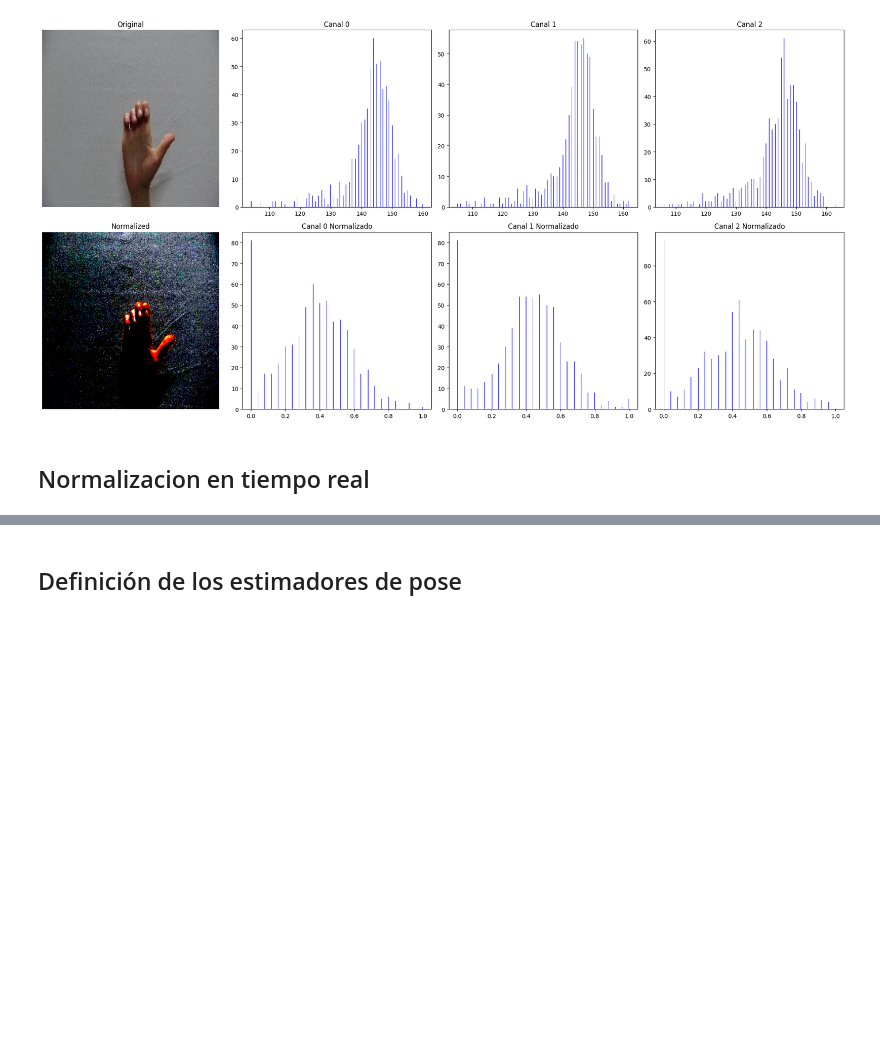
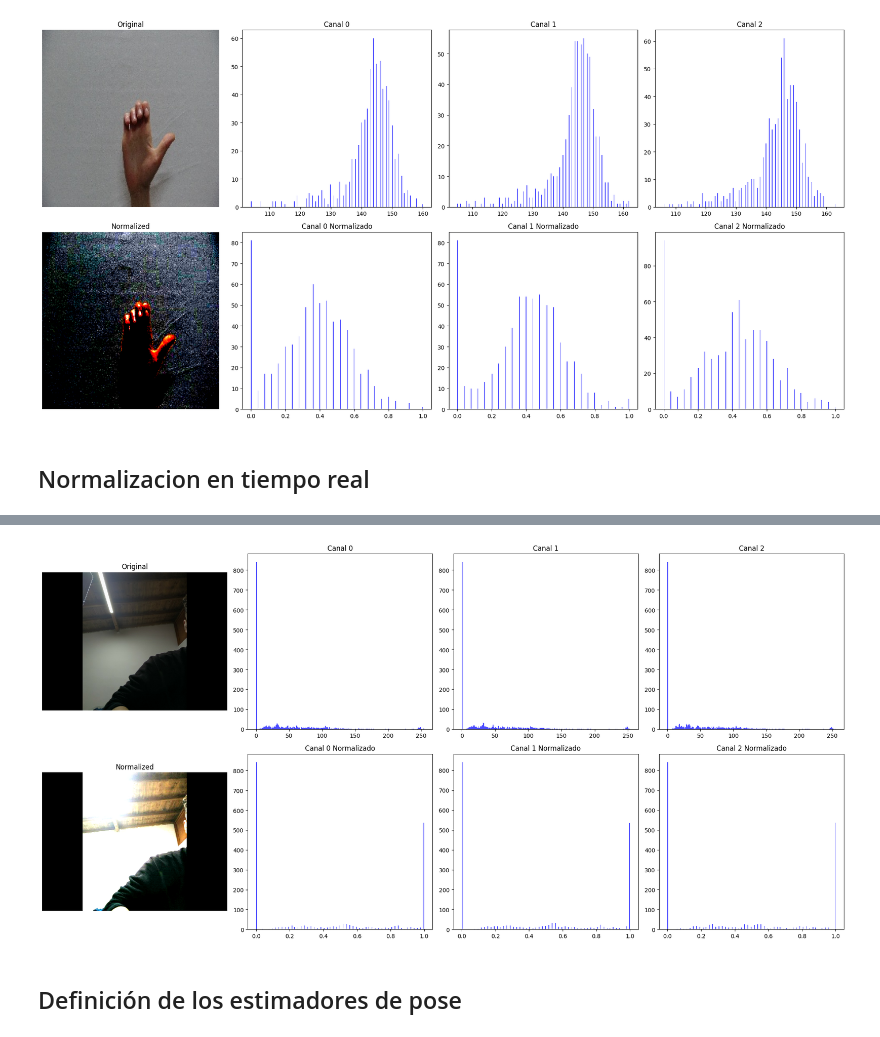
Before and after one commit to ohmono/EspSignLangModel, a Jupyter notebook: 0 data preproccessing.ipynb, the cells around one changed output, grey strips where cells are left out. Saved outputs shown, nothing was run; the diff lists cells and outputs as text; code cells hidden in the pictures; blank space fills up the shorter version.

Commit message:
Completado código para presentación

```diff
--- a/0 data preproccessing.ipynb
+++ b/0 data preproccessing.ipynb
@@ -11,21 +7,3 @@
-# %%
-import cv2
-import os
-
-input_folder = "./classes_poses/"
-output_folder = "./classes_poses_red/"
-new_size = (224, 224)
-
-for root, dirs, files in os.walk(input_folder):
-    relative_path = os.path.relpath(root, input_folder)
-    output_subfolder = os.path.join(output_folder, relative_path)
-    os.makedirs(output_subfolder, exist_ok=True)
-    for file in files:
-        input_path = os.path.join(root, file)
-        output_path = os.path.join(output_subfolder, file)
-        img = cv2.imread(input_path)
-        resized_img = cv2.resize(img, new_size)
-        cv2.imwrite(output_path, resized_img)
 # %% [markdown]
 ## Grafico de una seña para cada clase
 # %%
@@ -204,3 +94,83 @@ cv2.destroyAllWindows()
+# %%
+import cv2
+import numpy as np
+import matplotlib.pyplot as plt
+
+
+# Función para trazar histogramas
+def plot_histogram(ax, channel, title):
+    ax.hist(channel.ravel(), bins=256, color='blue', alpha=0.7)  # Trazar histograma usando matplotlib
+    ax.set_title(title)  # Establecer el título del histograma
+
+# Función para calcular histograma
+def calculate_histogram(channel):
+    hist = cv2.calcHist([channel], [0], None, [256], [0, 256])  # Calcular el histograma utilizando OpenCV
+    return hist
+
+# Captura de video desde la cámara
+cap = cv2.VideoCapture(0)
+
+while True:  # Bucle principal para procesar cada fotograma
+    _, frame = cap.read()  # Leer un fotograma de la cámara
+
+    if frame is None:  # Si no se obtiene ningún fotograma, salir del bucle
+        break
+
+    frame_ = cv2.cvtColor(frame, cv2.COLOR_RGB2BGR)  # Convertir el fotograma de RGB a BGR
+
+    # Normalizar la imagen
+    frame_normalized = np.zeros_like(frame_, dtype=np.float32)
+
+    channel = frame_ / 255  # Escalar los valores de los canales a [0, 1]
+    channel_med = np.median(channel)  # Calcular el valor mediano
+    channel_std = np.std(channel)  # Calcular la desviación estándar
+
+    # Aplicar la fórmula de normalización
+    if channel_std > 0:
+        frame_normalized = (channel - channel_med) / channel_std
+    else:
+        frame_normalized = channel
+
+    # Recortar los valores para que estén en el rango válido [0, 1] para la visualización
+    frame_normalized = np.clip(frame_normalized, 0, 1)
+
+    cv2.imshow("Frame", np.concatenate((channel, frame_normalized), axis=1))  # Mostrar el fotograma original y el convertido
+
+    if cv2.waitKey(1) & 0xFF == ord('q'):  # Esperar hasta que se presione 'q' para realizar más acciones
+
+        # Crear una figura para mostrar los resultados
+        fig, axes = plt.subplots(2, 4, figsize=(20, 10))
+
+        # Mostrar el fotograma original en la primera subfigura
+        axes[0, 0].imshow(frame_)
+        axes[0, 0].set_title('Original')
+        axes[0, 0].axis('off')
+
+        # Trazar histogramas antes de la normalización para cada canal de color
+        for i in range(3):
+            channel = frame_[i]
+            plot_histogram(axes[0, i + 1], channel, f'Canal {i}')
+
+        # Mostrar el fotograma normalizado en la segunda subfigura
+        axes[1, 0].imshow(frame_normalized)
+        axes[1, 0].set_title('Normalized')
+        axes[1, 0].axis('off')
+
+        # Trazar histogramas después de la normalización para cada canal de color
+        for i in range(3):
+            channel_normalized = frame_normalized[i]
+            plot_histogram(axes[1, i + 1], channel_normalized, f'Canal {i} Normalizado')
+
+        # Ajustar el diseño de la figura y mostrarla
+        plt.tight_layout()
+        plt.show()
+        break  # Salir del bucle al finalizar la visualización y el procesamiento
+
+# Liberar los recursos (cerrar la captura de video y las ventanas abiertas)
+cap.release()
+cv2.destroyAllWindows()
+# %% [output]
+[figure, added]
 # %% [markdown]
 ## Definición de los estimadores de pose
 # %% [markdown]
```
Also changed, not shown: parts of 7 cells of this notebook.
